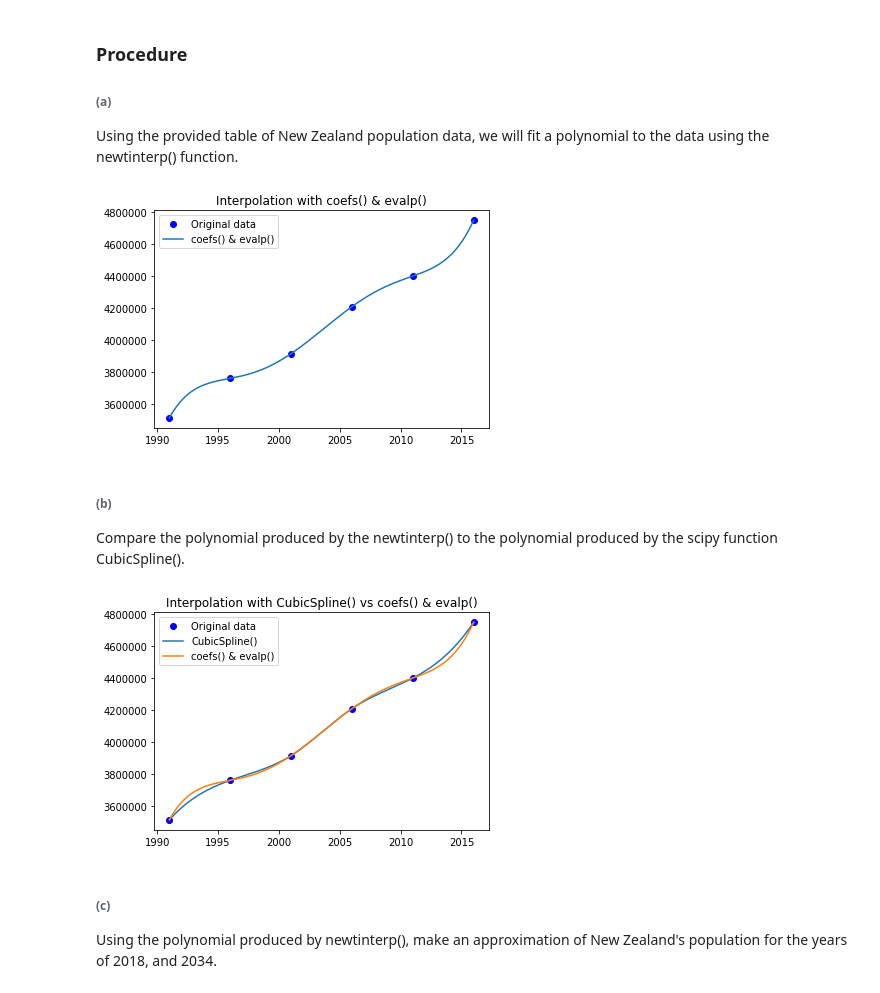
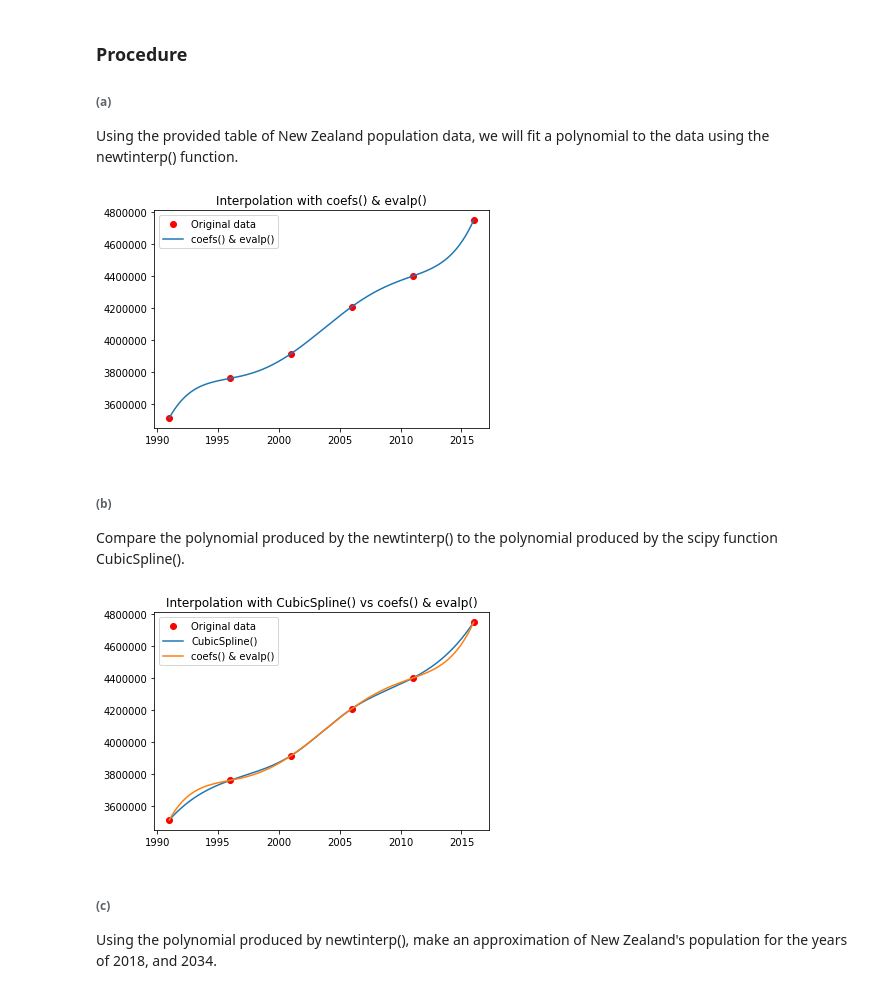
Before and after one commit to Niels-Clayton/Uni-Notes-Second-Year, a Jupyter notebook: Tri 2/MATH 245/Assignment 3/MATH 245 Project 3.ipynb, the cells around one changed output. Saved outputs shown, nothing was run; the diff lists cells and outputs as text; code cells hidden in the pictures.

```diff
--- a/Tri 2/MATH 245/Assignment 3/MATH 245 Project 3.ipynb
+++ b/Tri 2/MATH 245/Assignment 3/MATH 245 Project 3.ipynb
@@ -33,9 +33,7 @@ import scipy.interpolate as sci
 def coefs(x, y):
 
     n = x.size
-    a = []
-    for i in range(n):
-        a.append(y[i])
+    a = np.ndarray.tolist(y)
 
     for k in range(1, n):
 
@@ -150,14 +148,14 @@ t = np.array([1991, 1996, 2001, 2006, 2011, 2016])
 y = np.array([3516000, 3762300, 3916200, 4209100, 4399400, 4747200])
 z = np.linspace(1991, 2016, 1000)
 # %%
-plt.plot(t, y, 'bo', label='Original data')
+plt.plot(t, y, 'ro', label='Original data')
 y1 = newtinterp(t,y,z)
 plt.plot(z, y1,label='coefs() & evalp()')
 plt.title('Interpolation with coefs() & evalp()')
 plt.legend()
 plt.show()
 # %% [output]
-[figure, old version]
+[figure, new version]
 # %% [markdown]
 ###### (b)
 Compare the polynomial produced by the newtinterp() to the polynomial produced by
@@ -165,14 +163,14 @@ the scipy function CubicSpline().
 # %%
 polynomial = sci.CubicSpline(t,y)
 y2 = polynomial(z)
-plt.plot(t, y, 'bo', label='Original data')
+plt.plot(t, y, 'ro', label='Original data')
 plt.plot(z, y2,label='CubicSpline()')
 plt.plot(z, y1,label='coefs() & evalp()')
 plt.legend()
 plt.title('Interpolation with CubicSpline() vs coefs() & evalp()')
 plt.show()
 # %% [output]
-[figure, old version]
+[figure, new version]
 # %% [markdown]
 ###### (c)
 Using the polynomial produced by newtinterp(), make an approximation
```
Also changed, not shown: parts of 2 cells of this notebook.
